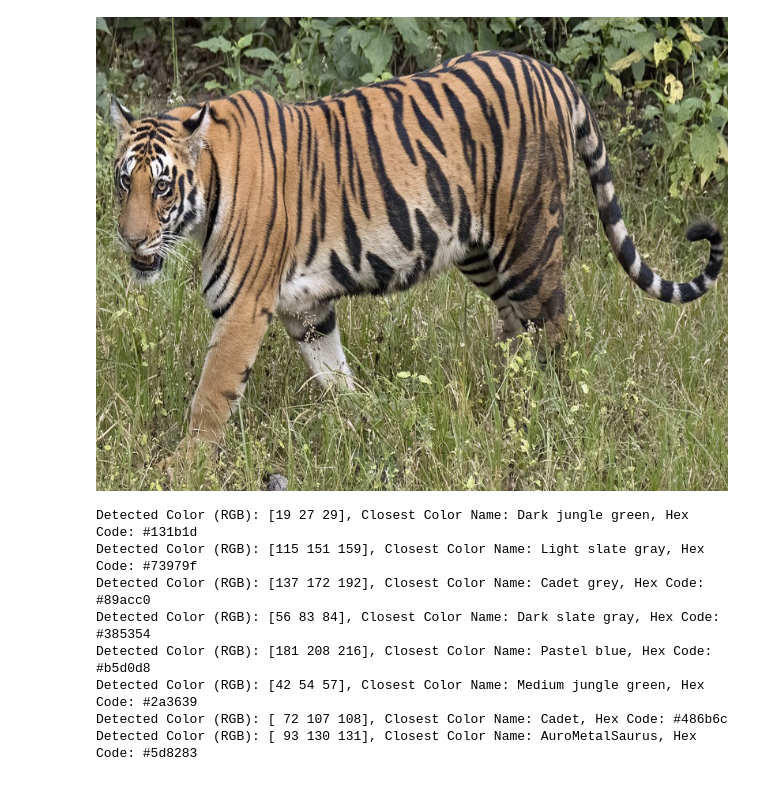
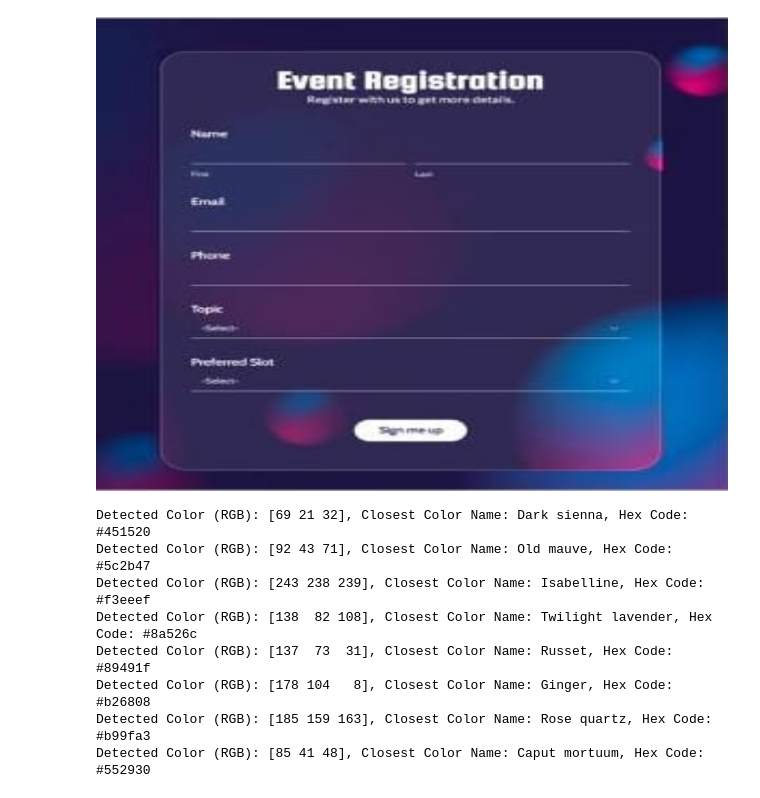
Before and after one commit to Tamizh2907/Projectcolor, a Jupyter notebook: projectcolor.ipynb, the cells around one changed output. Cells and saved outputs as stored; diff of their text form; code cells hidden in the pictures.

```diff
--- a/projectcolor.ipynb
+++ b/projectcolor.ipynb
@@ -8,7 +8,7 @@ from google.colab.patches import cv2_imshow
 import csv
 
 # Load the input image
-image = cv2.imread('/content/Walking_tiger_female.jpg')
+image = cv2.imread('/content/sample_image.jpg')
 
 # Preprocess the image (e.g., resize, convert to RGB)
 # Example preprocessing steps: resizing and converting to RGB
@@ -121,39 +121,39 @@ with open(csv_file, mode='r') as file:
 #     'Dark Violet': (148, 0, 211),
 #     'Dark Magenta': (139, 0, 139),
 #     'Dark Cyan': (0, 139, 139),
 #     'Dark Gray': (169, 169, 169),
 #     'Dark Salmon': (233, 150, 122),
 #     'Dark Khaki': (189, 183, 107),
 #     'Dark Turquoise': (0, 206, 209),
 #     'Dark Slate Gray': (47, 79, 79),
 #     'Light Green': (144, 238, 144),
 #     'Light Blue': (173, 216, 230),
 #     'Light Red': (255, 182, 193),
 #     'Light Orange': (255, 160, 122),
 #     'Light Violet': (221, 160, 221),
 #     'Light Magenta': (255, 0, 255),
 #     'Light Cyan': (224, 255, 255),
 #     'Light Gray': (211, 211, 211),
 #     'Light Salmon': (255, 160, 122),
 #     'Light Khaki': (240, 230, 140),
 #     'Light Turquoise': (175, 238, 238),
 #     'Light Slate Gray': (119, 136, 153),
 # }
 
 
 # Extract RGB codes of the detected colors and their corresponding color names
 for center in centers:
     rgb_code = center
     closest_name = closest_color_rgb(rgb_code)
     hex_code = rgb_to_hex(rgb_code)
     print(f'Detected Color (RGB): {rgb_code}, Closest Color Name: {closest_name}, Hex Code: {hex_code}')
 # %% [output]
-[figure, old version]
+[figure, new version]
-Detected Color (RGB): [19 27 29], Closest Color Name: Dark jungle green, Hex Code: #131b1d
-Detected Color (RGB): [115 151 159], Closest Color Name: Light slate gray, Hex Code: #73979f
-Detected Color (RGB): [137 172 192], Closest Color Name: Cadet grey, Hex Code: #89acc0
-Detected Color (RGB): [56 83 84], Closest Color Name: Dark slate gray, Hex Code: #385354
-Detected Color (RGB): [181 208 216], Closest Color Name: Pastel blue, Hex Code: #b5d0d8
-Detected Color (RGB): [42 54 57], Closest Color Name: Medium jungle green, Hex Code: #2a3639
-Detected Color (RGB): [ 72 107 108], Closest Color Name: Cadet, Hex Code: #486b6c
-Detected Color (RGB): [ 93 130 131], Closest Color Name: AuroMetalSaurus, Hex Code: #5d8283
+Detected Color (RGB): [69 21 32], Closest Color Name: Dark sienna, Hex Code: #451520
+Detected Color (RGB): [92 43 71], Closest Color Name: Old mauve, Hex Code: #5c2b47
+Detected Color (RGB): [243 238 239], Closest Color Name: Isabelline, Hex Code: #f3eeef
+Detected Color (RGB): [138  82 108], Closest Color Name: Twilight lavender, Hex Code: #8a526c
+Detected Color (RGB): [137  73  31], Closest Color Name: Russet, Hex Code: #89491f
+Detected Color (RGB): [178 104   8], Closest Color Name: Ginger, Hex Code: #b26808
+Detected Color (RGB): [185 159 163], Closest Color Name: Rose quartz, Hex Code: #b99fa3
+Detected Color (RGB): [85 41 48], Closest Color Name: Caput mortuum, Hex Code: #552930
```
Also changed, not shown: parts of 1 cell of this notebook.
